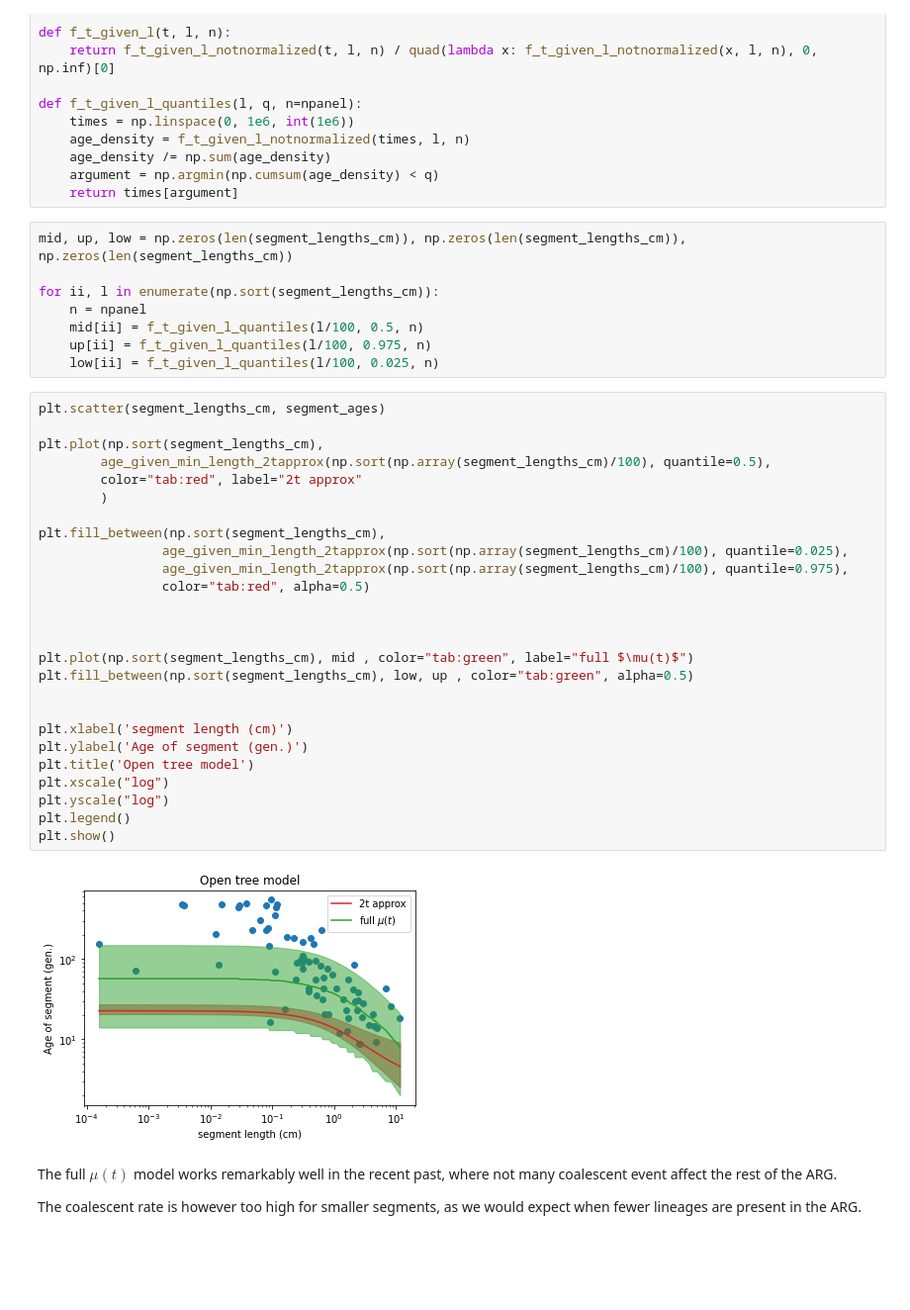
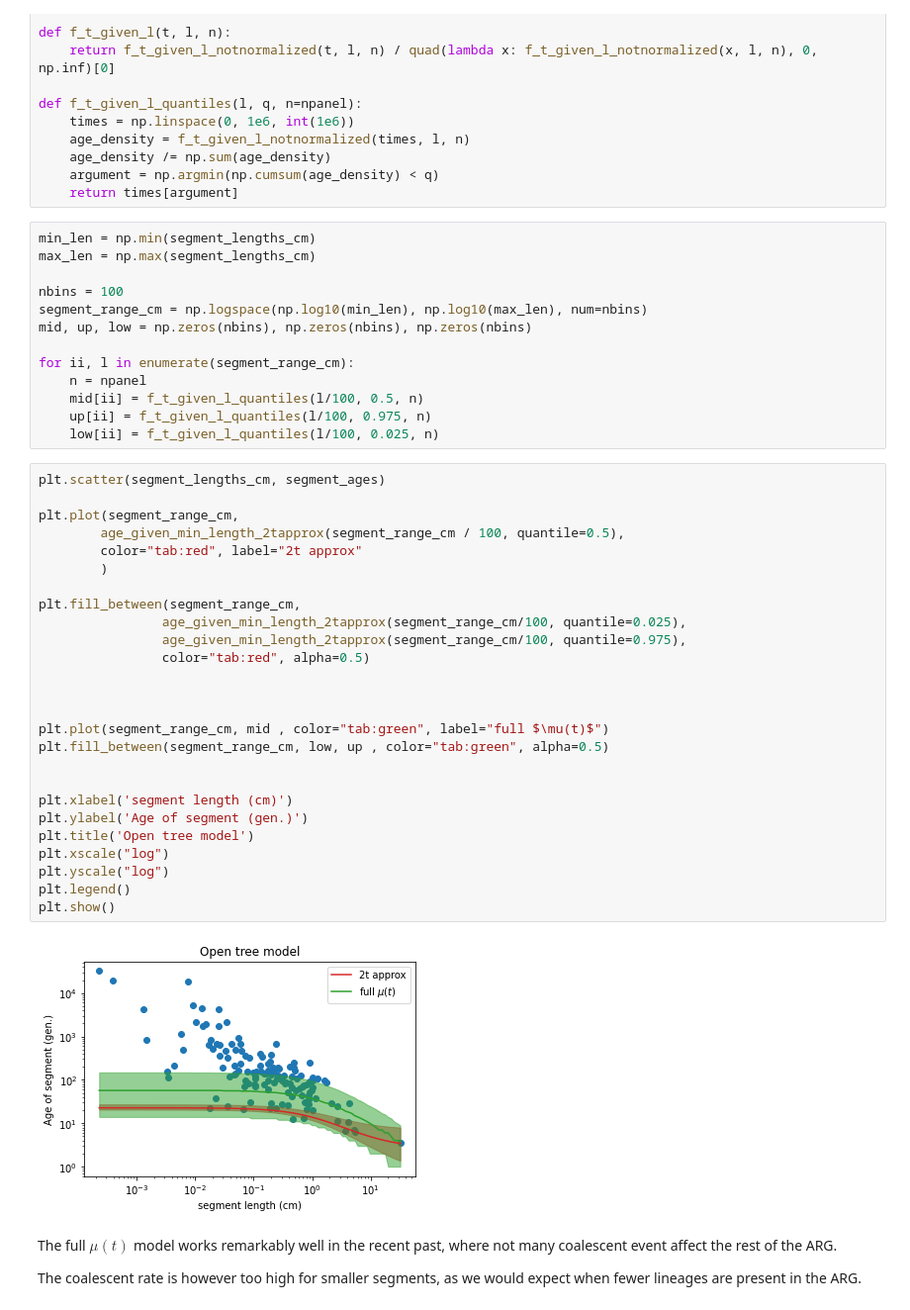
Before and after one commit to PalamaraLab/threads, a Jupyter notebook: Notes/Fleeting/20220727_age_of_closest_cousin_segments.ipynb, the cells around one changed output. Shown: that part at 99% size. Saved outputs shown, nothing was run; the diff lists cells and outputs as text; blank space fills up the shorter version.

```diff
--- a/Notes/Fleeting/20220727_age_of_closest_cousin_segments.ipynb
+++ b/Notes/Fleeting/20220727_age_of_closest_cousin_segments.ipynb
@@ -228,9 +228,14 @@ def f_t_given_l_quantiles(l, q, n=npanel):
     argument = np.argmin(np.cumsum(age_density) < q)
     return times[argument]
 # %%
-mid, up, low = np.zeros(len(segment_lengths_cm)), np.zeros(len(segment_lengths_cm)), np.zeros(len(segment_lengths_cm))
+min_len = np.min(segment_lengths_cm)
+max_len = np.max(segment_lengths_cm)
 
-for ii, l in enumerate(np.sort(segment_lengths_cm)):
+nbins = 100
+segment_range_cm = np.logspace(np.log10(min_len), np.log10(max_len), num=nbins)
+mid, up, low = np.zeros(nbins), np.zeros(nbins), np.zeros(nbins)
+
+for ii, l in enumerate(segment_range_cm):
     n = npanel
     mid[ii] = f_t_given_l_quantiles(l/100, 0.5, n)
     up[ii] = f_t_given_l_quantiles(l/100, 0.975, n)
@@ -238,31 +243,31 @@ for ii, l in enumerate(np.sort(segment_lengths_cm)):
 # %%
 plt.scatter(segment_lengths_cm, segment_ages)
 
-plt.plot(np.sort(segment_lengths_cm),
-        age_given_min_length_2tapprox(np.sort(np.array(segment_lengths_cm)/100), quantile=0.5),
+plt.plot(segment_range_cm,
+        age_given_min_length_2tapprox(segment_range_cm / 100, quantile=0.5),
         color="tab:red", label="2t approx"
         )
 
-plt.fill_between(np.sort(segment_lengths_cm),
-                age_given_min_length_2tapprox(np.sort(np.array(segment_lengths_cm)/100), quantile=0.025),
-                age_given_min_length_2tapprox(np.sort(np.array(segment_lengths_cm)/100), quantile=0.975),
+plt.fill_between(segment_range_cm,
+                age_given_min_length_2tapprox(segment_range_cm/100, quantile=0.025),
+                age_given_min_length_2tapprox(segment_range_cm/100, quantile=0.975),
                 color="tab:red", alpha=0.5)
 
 
 
-plt.plot(np.sort(segment_lengths_cm), mid , color="tab:green", label="full $\mu(t)$")
-plt.fill_between(np.sort(segment_lengths_cm), low, up , color="tab:green", alpha=0.5)
+plt.plot(segment_range_cm, mid , color="tab:green", label="full $\mu(t)$")
+plt.fill_between(segment_range_cm, low, up , color="tab:green", alpha=0.5)
 
 
 plt.xlabel('segment length (cm)')
 plt.ylabel('Age of segment (gen.)')
 plt.title('Open tree model')
 plt.xscale("log")
 plt.yscale("log")
 plt.legend()
 plt.show()
 # %% [output]
-[figure, old version]
+[figure, new version]
 # %% [markdown]
 The full $\mu(t)$ model works remarkably well in the recent past, where not many coalescent event affect the rest of the ARG.
 
```
Also changed, not shown: parts of 5 cells of this notebook.
